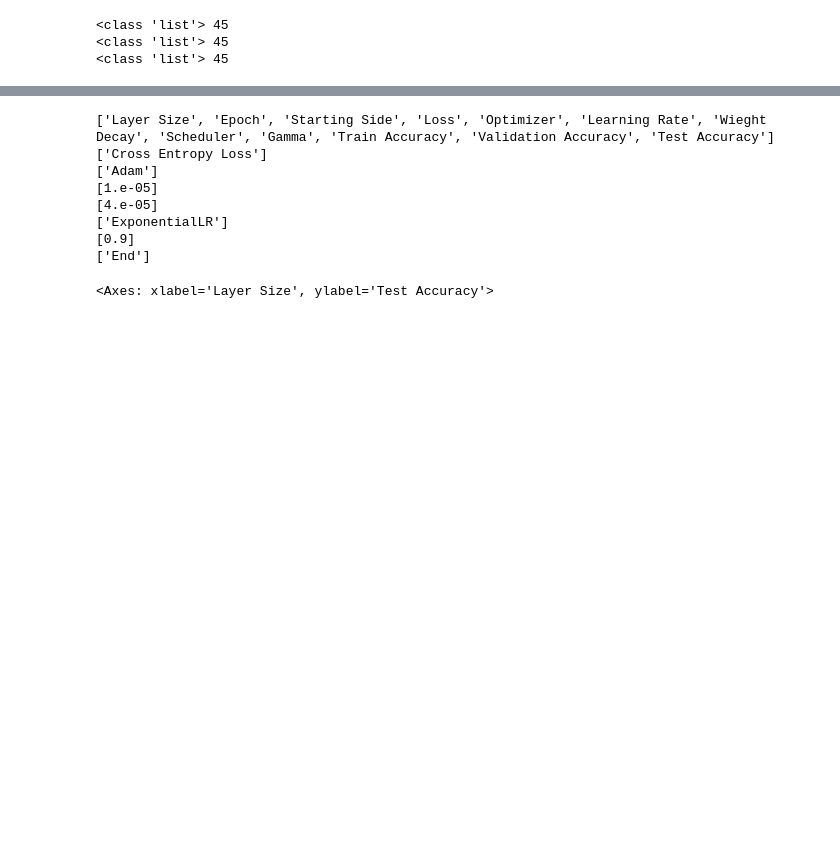
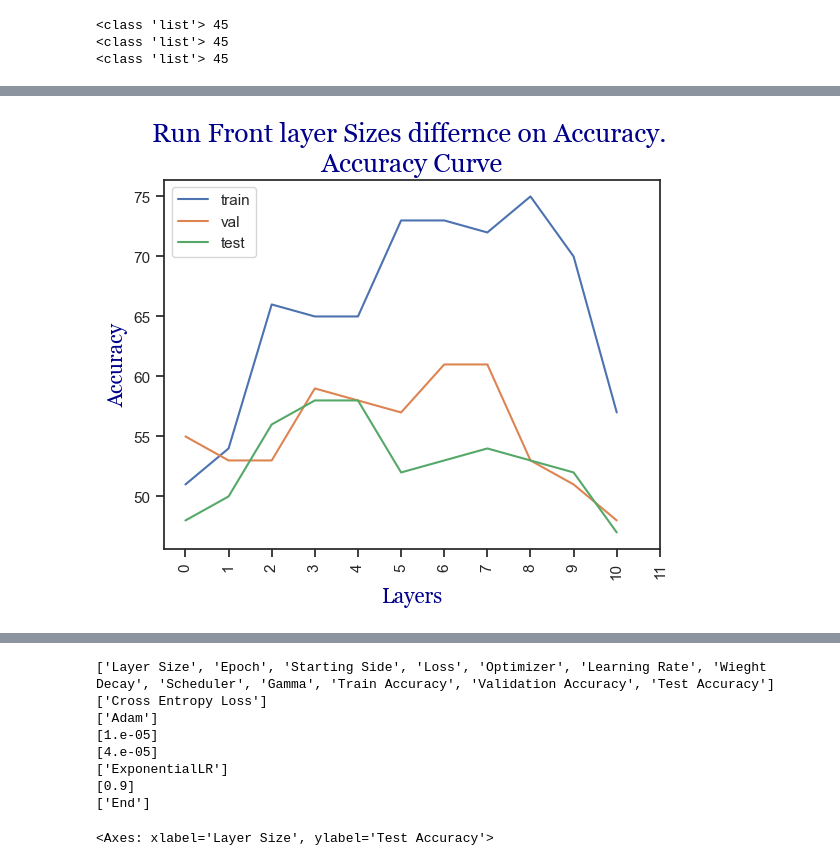
Before and after one commit to Naybellez/antvis, a Jupyter notebook: optics/Kemal/Plotting_K_Sizeofvgg16.ipynb, the cells around one changed output, grey strips where cells are left out. Drawn from its saved outputs; the diff is of its cells as text; code cells hidden in the pictures; blank space fills up the shorter version.

```diff
--- a/optics/Kemal/Plotting_K_Sizeofvgg16.ipynb
+++ b/optics/Kemal/Plotting_K_Sizeofvgg16.ipynb
@@ -12,0 +74,2 @@ df = pd.read_csv(path)
+# %%
+df_font_6_8 = df_front_5_8.iloc[2:]
@@ -86,0 +254,6 @@ Save Location Not Specified!
+# %%
+run_name = "Front layer Sizes differnce on Accuracy. "#df['Layer Size']
+
+accuracy_curve(f"Run {run_name}",["train", "val", "test"],r"/its/home/nn268/antvis/antvis/optics/Kemal/saves/",df_all_FRONT['Train Accuracy'], df_all_FRONT['Validation Accuracy'],df_all_FRONT['Test Accuracy'])
+# %% [output]
+[figure, added]
```
Also changed, not shown: parts of 50 cells of this notebook, 6 other files.
